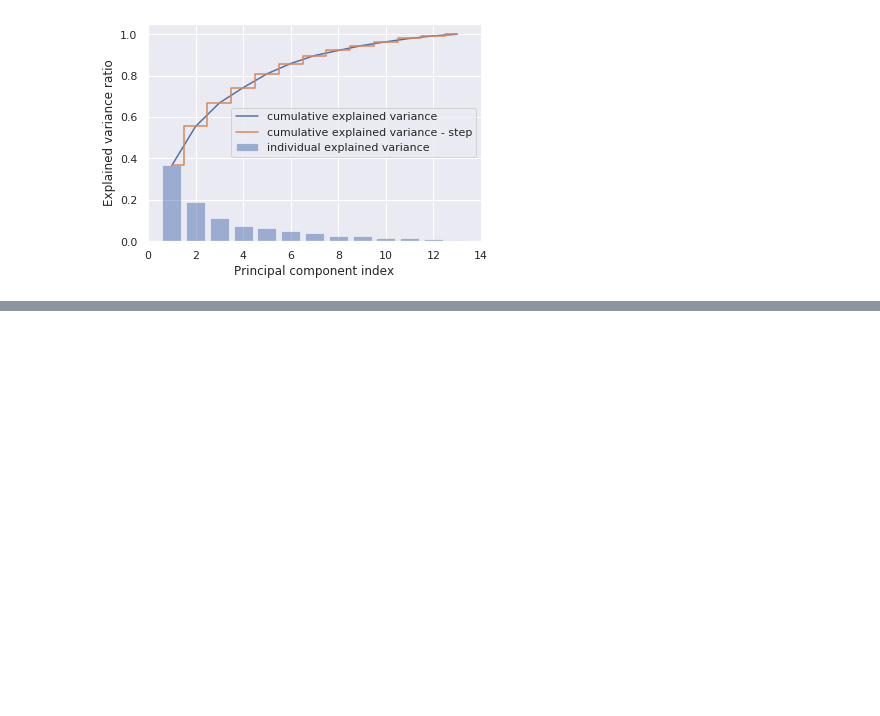
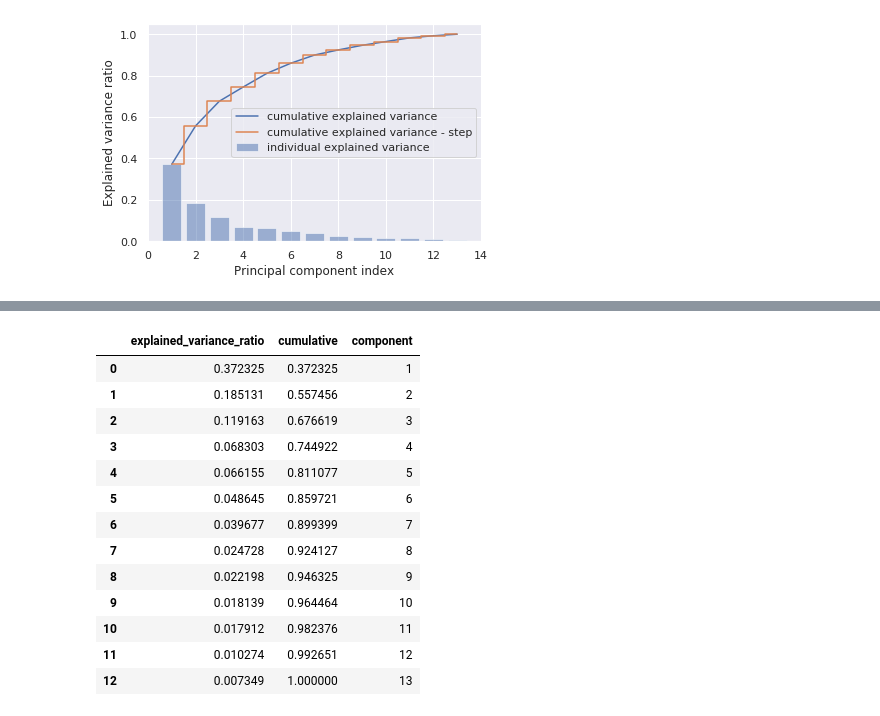
Before and after one commit to krakowiakpawel9/ml_course, a Jupyter notebook: ul/11_pca_impl.ipynb, the cells around one changed output, grey strips where cells are left out. Saved outputs shown, nothing was run; the diff lists cells and outputs as text; code cells hidden in the pictures; blank space fills up the shorter version.

```diff
--- a/ul/11_pca_impl.ipynb
+++ b/ul/11_pca_impl.ipynb
@@ -200,0 +201,25 @@ array([[-2.1946, -1.6344],
+# %%
+from sklearn.decomposition import PCA
+
+pca = PCA()
+X_pca = pca.fit_transform(X_train_std)
+# %%
+results = pd.DataFrame(data={'explained_variance_ratio': pca.explained_variance_ratio_})
+results['cumulative'] = results['explained_variance_ratio'].cumsum()
+results['component'] = results.index + 1
+results
+# %% [output]
+|  | explained_variance_ratio | cumulative | component |
+| 0 | 0.372325 | 0.372325 | 1 |
+| 1 | 0.185131 | 0.557456 | 2 |
+| 2 | 0.119163 | 0.676619 | 3 |
+| 3 | 0.068303 | 0.744922 | 4 |
+| 4 | 0.066155 | 0.811077 | 5 |
+| 5 | 0.048645 | 0.859721 | 6 |
+| 6 | 0.039677 | 0.899399 | 7 |
+| 7 | 0.024728 | 0.924127 | 8 |
+| 8 | 0.022198 | 0.946325 | 9 |
+| 9 | 0.018139 | 0.964464 | 10 |
+| 10 | 0.017912 | 0.982376 | 11 |
+| 11 | 0.010274 | 0.992651 | 12 |
+| 12 | 0.007349 | 1.000000 | 13 |
```
Also changed, not shown: parts of 8 cells of this notebook.
